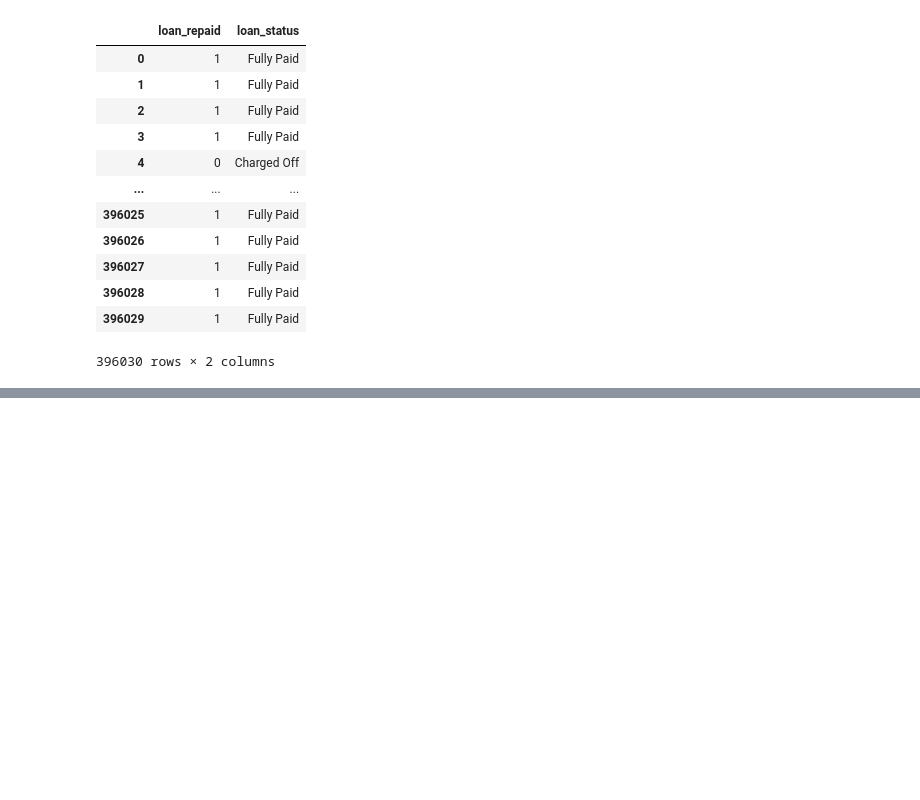
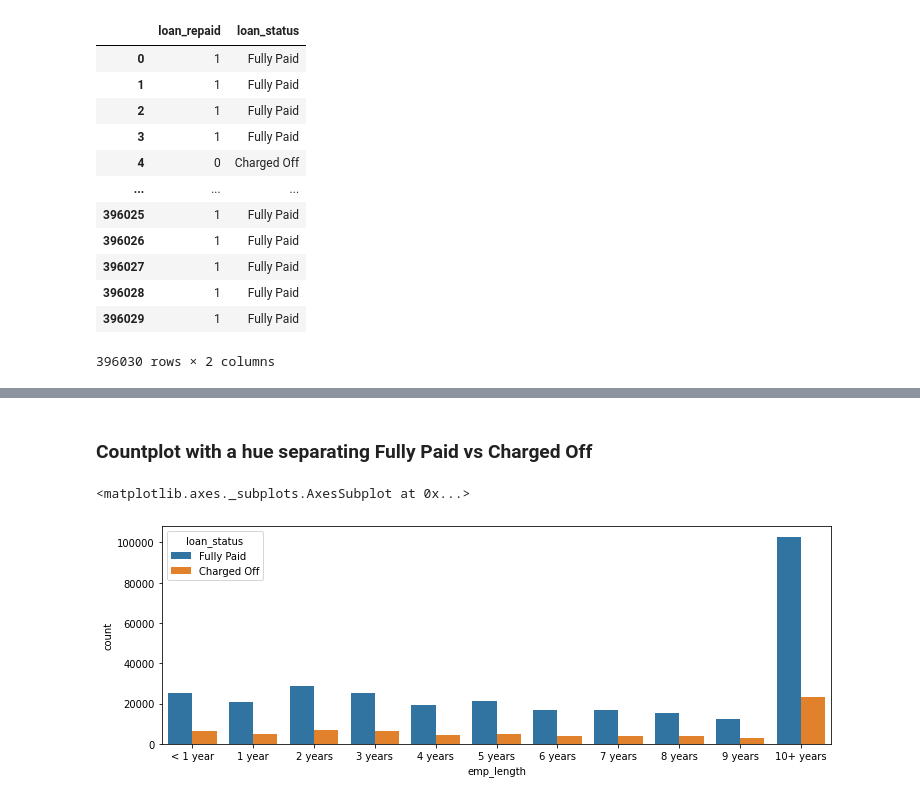
Before and after one commit to tavasolireza/Predict-Loan-Repayment, a Jupyter notebook: loan_repayment.ipynb, the cells around one changed output, grey strips where cells are left out. Drawn from its saved outputs; the diff is of its cells as text; code cells hidden in the pictures; blank space fills up the shorter version.

```diff
--- a/loan_repayment.ipynb
+++ b/loan_repayment.ipynb
@@ -174,0 +230,8 @@ df[['loan_repaid','loan_status']]
+# %% [markdown]
+### Countplot with a hue separating Fully Paid vs Charged Off
+# %%
+plt.figure(figsize=(12,4))
+sns.countplot(x='emp_length',data=df,order=emp_length_order,hue='loan_status')
+# %% [output]
+<matplotlib.axes._subplots.AxesSubplot at 0x...>
+[figure, added]
```
Also changed, not shown: parts of 12 cells of this notebook.
